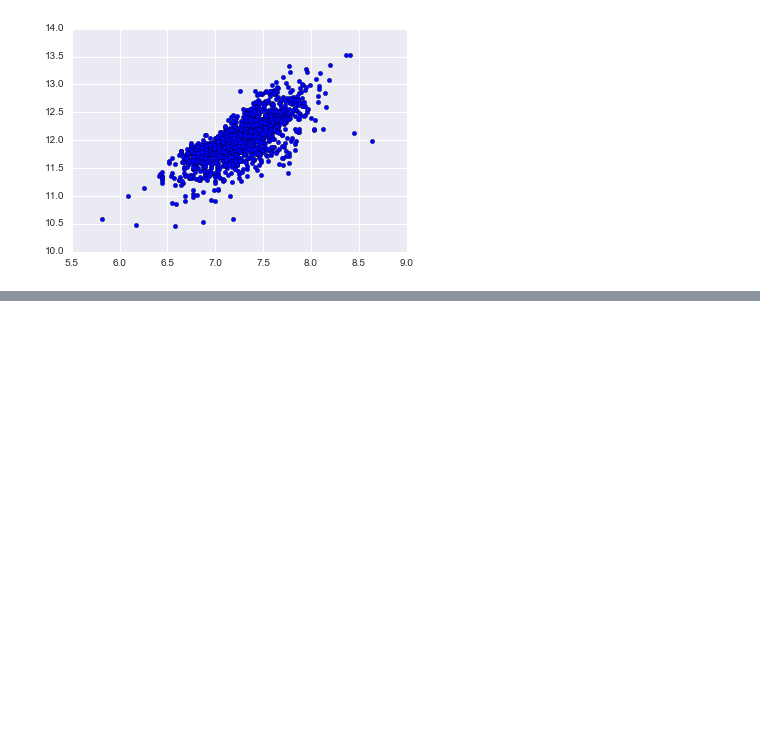
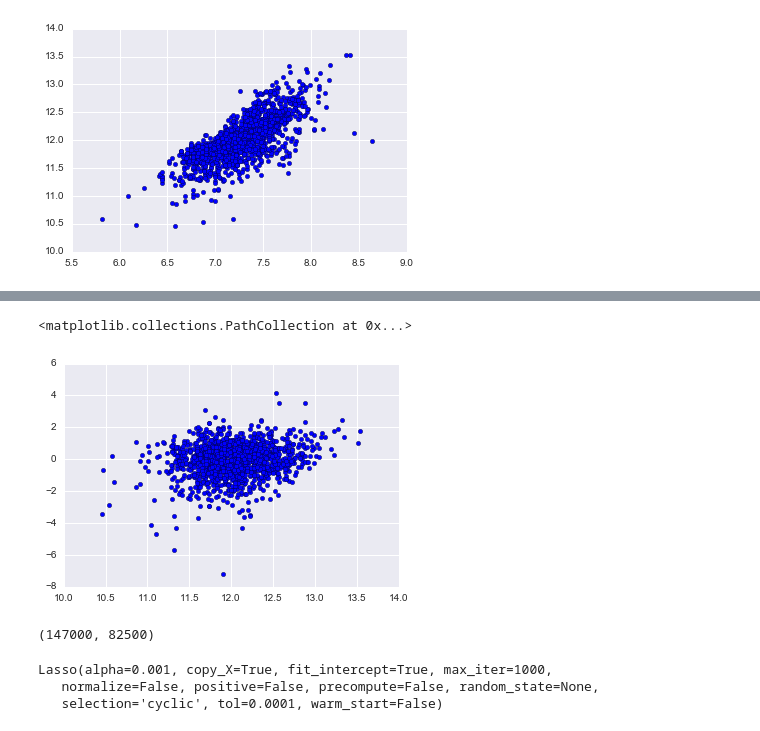
Before and after one commit to SayantanMitra87/Houston-Data-Science, a Jupyter notebook: Kaggle/House Prices/python/Feature Engineering Quick.ipynb, the cells around one changed output, grey strips where cells are left out. Drawn from its saved outputs; the diff is of its cells as text; code cells hidden in the pictures; blank space fills up the shorter version.

```diff
--- a/Kaggle/House Prices/python/Feature Engineering Quick.ipynb
+++ b/Kaggle/House Prices/python/Feature Engineering Quick.ipynb
@@ -314,11 +324,0 @@ pred_score(clf.predict(X_train_final), y_train_final)
-# %%
-df_train_final_raw = df_all_new.loc[df_house.index]
-df_test_final_raw = df_all_new.loc[df_house_test.index]
-y_train_final = np.log(df_house['SalePrice']).values
-
-bad = ((df_train_final_raw['GrLivArea'] > 8.3) & (y_train_final < 12.5)).values
-df_train_final_raw = df_train_final_raw[~bad]
-y_train_final = y_train_final[~bad]
-
-X_train_final_raw = df_train_final_raw.values
-X_test_final_raw = df_test_final_raw.values
@@ -364,0 +334,6 @@ ts = get_kfold_scores(gbr, X_train_final_raw, y_train_final)
+# %%
+gbr = GradientBoostingRegressor()
+parameters = {'max_features':[.05], 'n_estimators':[4000],
+             'learning_rate':[.025], 'max_depth': [3]}
+clf = GridSearchCV(gbr, parameters, n_jobs=-1, scoring='mean_squared_error')
+clf.fit(X_train_final, y_train_final)
@@ -364,0 +367,3 @@ ts = get_kfold_scores(gbr, X_train_final_raw, y_train_final)
+# %%
+ridge = Ridge(alpha=10)
+gbr = GradientBoostingRegressor(learning_rate=.03, max_depth=2, max_features=.05, n_estimators=3000)
@@ -364,0 +474,5 @@ ts = get_kfold_scores(gbr, X_train_final_raw, y_train_final)
+# %%
+plt.scatter(y_train_final, press)
+# %% [output]
+<matplotlib.collections.PathCollection at 0x...>
+[figure, added]
@@ -364,0 +481,4 @@ ts = get_kfold_scores(gbr, X_train_final_raw, y_train_final)
+# %%
+df_house.loc[1325, 'SalePrice'], df_house.loc[633, 'SalePrice']
+# %% [output]
+(147000, 82500)
@@ -364,0 +487,6 @@ ts = get_kfold_scores(gbr, X_train_final_raw, y_train_final)
+# %%
+lasso.fit(df_train_final, y_train_final)
+# %% [output]
+Lasso(alpha=0.001, copy_X=True, fit_intercept=True, max_iter=1000,
+   normalize=False, positive=False, precompute=False, random_state=None,
+   selection='cyclic', tol=0.0001, warm_start=False)
```
Also changed, not shown: parts of 92 cells of this notebook, 1 other file.
